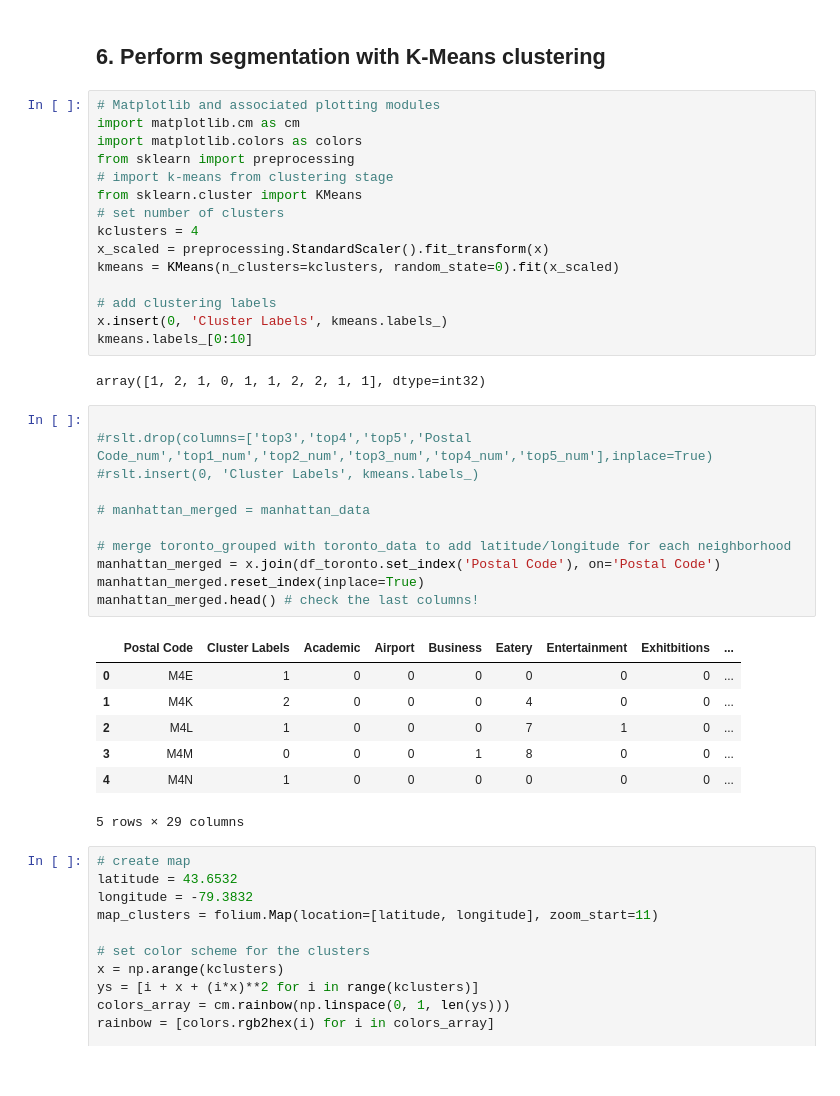
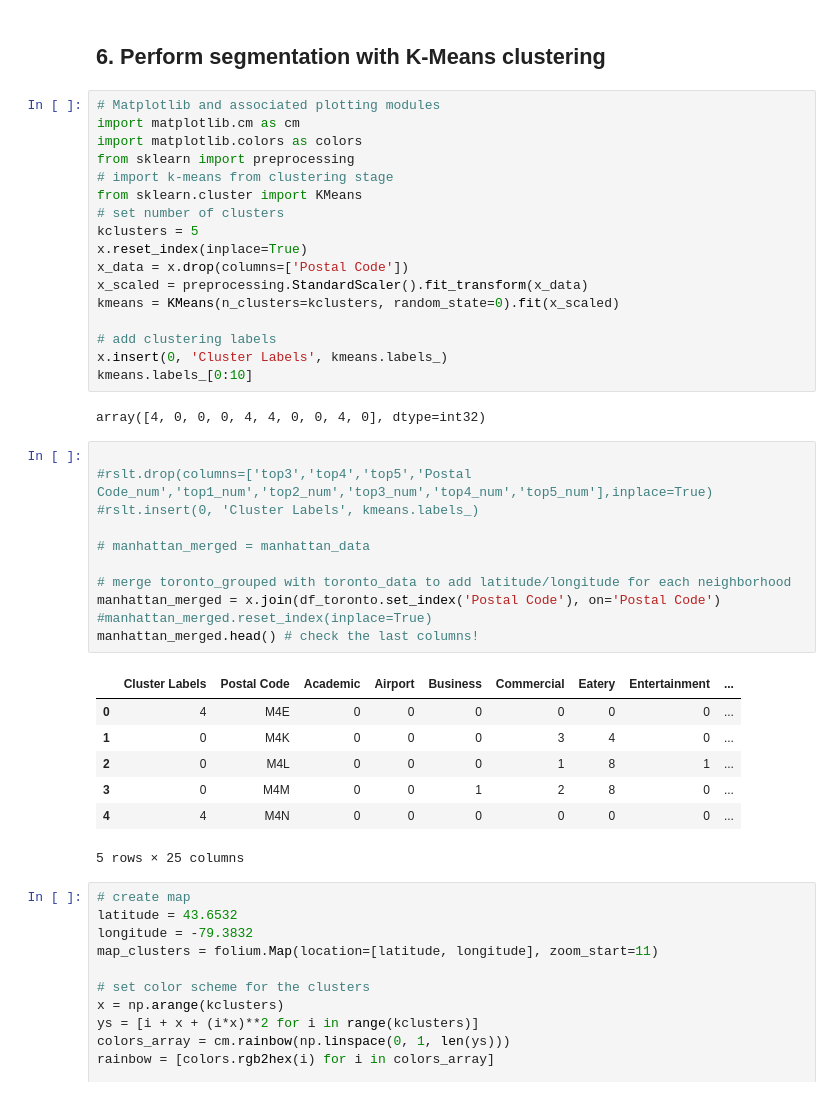
Before and after one commit to K2Prasanna/Coursera_Capstone, a Jupyter notebook: Segmenting and Clustering Neighborhoods.ipynb, the cells around one changed output. Cells and saved outputs as stored; diff of their text form.

```diff
--- a/Segmenting and Clustering Neighborhoods.ipynb
+++ b/Segmenting and Clustering Neighborhoods.ipynb
@@ -282,34 +294,36 @@ from sklearn import preprocessing
 # import k-means from clustering stage
 from sklearn.cluster import KMeans
 # set number of clusters
-kclusters = 4
-x_scaled = preprocessing.StandardScaler().fit_transform(x)
+kclusters = 5
+x.reset_index(inplace=True)
+x_data = x.drop(columns=['Postal Code'])
+x_scaled = preprocessing.StandardScaler().fit_transform(x_data)
 kmeans = KMeans(n_clusters=kclusters, random_state=0).fit(x_scaled)
 
 # add clustering labels
 x.insert(0, 'Cluster Labels', kmeans.labels_)
 kmeans.labels_[0:10]
 # %% [output]
-array([1, 2, 1, 0, 1, 1, 2, 2, 1, 1], dtype=int32)
+array([4, 0, 0, 0, 4, 4, 0, 0, 4, 0], dtype=int32)
 # %%
 
 #rslt.drop(columns=['top3','top4','top5','Postal Code_num','top1_num','top2_num','top3_num','top4_num','top5_num'],inplace=True)
 #rslt.insert(0, 'Cluster Labels', kmeans.labels_)
 
 # manhattan_merged = manhattan_data
 
 # merge toronto_grouped with toronto_data to add latitude/longitude for each neighborhood
 manhattan_merged = x.join(df_toronto.set_index('Postal Code'), on='Postal Code')
-manhattan_merged.reset_index(inplace=True)
+#manhattan_merged.reset_index(inplace=True)
 manhattan_merged.head() # check the last columns!
 # %% [output]
-|  | Postal Code | Cluster Labels | Academic | Airport | Business | Eatery | Entertainment | Exhitbitions | ... |
-| 0 | M4E | 1 | 0 | 0 | 0 | 0 | 0 | 0 | ... |
-| 1 | M4K | 2 | 0 | 0 | 0 | 4 | 0 | 0 | ... |
-| 2 | M4L | 1 | 0 | 0 | 0 | 7 | 1 | 0 | ... |
-| 3 | M4M | 0 | 0 | 0 | 1 | 8 | 0 | 0 | ... |
-| 4 | M4N | 1 | 0 | 0 | 0 | 0 | 0 | 0 | ... |
+|  | Cluster Labels | Postal Code | Academic | Airport | Business | Commercial | Eatery | Entertainment | ... |
+| 0 | 4 | M4E | 0 | 0 | 0 | 0 | 0 | 0 | ... |
+| 1 | 0 | M4K | 0 | 0 | 0 | 3 | 4 | 0 | ... |
+| 2 | 0 | M4L | 0 | 0 | 0 | 1 | 8 | 1 | ... |
+| 3 | 0 | M4M | 0 | 0 | 1 | 2 | 8 | 0 | ... |
+| 4 | 4 | M4N | 0 | 0 | 0 | 0 | 0 | 0 | ... |
-5 rows × 29 columns
+5 rows × 25 columns
 # %%
 # create map
 latitude = 43.6532
```
Also changed, not shown: parts of 5 cells of this notebook.
